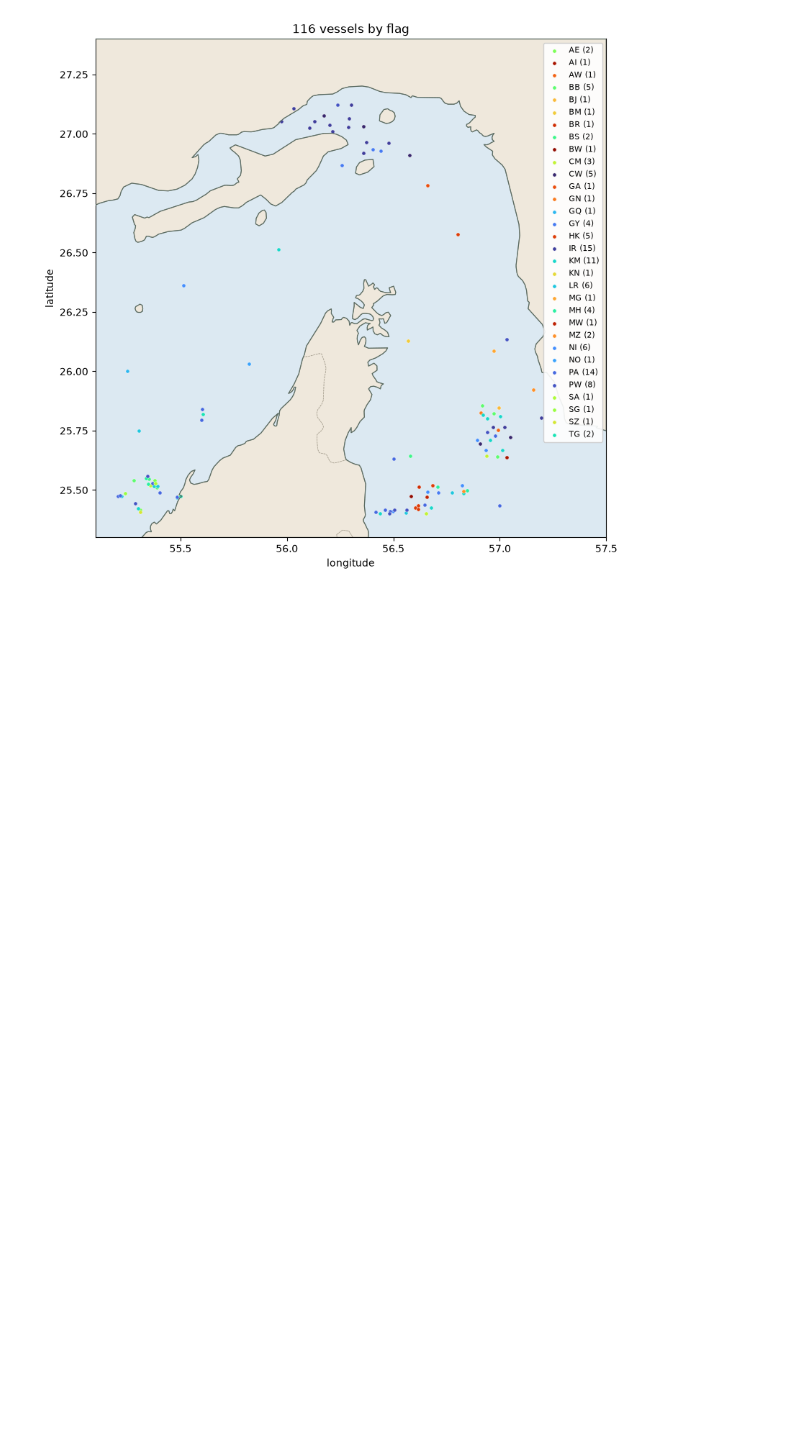
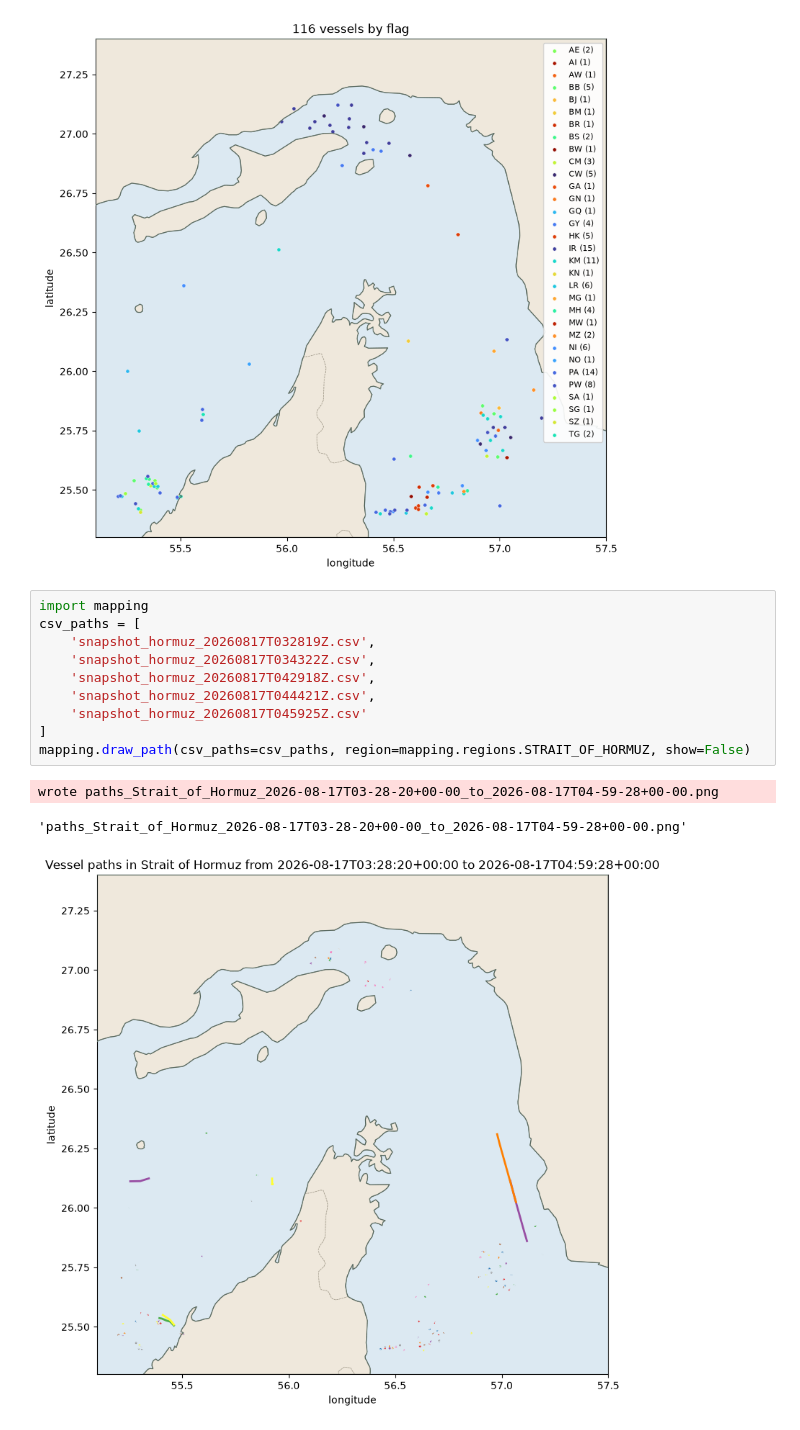
Before and after one commit to nanosnek/strait-of-hormuz-analyzed, a Jupyter notebook: EDA.ipynb, the cells around one changed output. Saved outputs shown, nothing was run; the diff lists cells and outputs as text; blank space fills up the shorter version.

Commit message:
Added path mapping function to mapping.py

```diff
--- a/EDA.ipynb
+++ b/EDA.ipynb
@@ -238,3 +238,17 @@ mapping.draw('snapshot_hormuz_20260803T050455Z.csv', color_by='flag', region=map
 wrote snapshot_hormuz_20260803T050455Z.png
 'snapshot_hormuz_20260803T050455Z.png'
 [figure]
+# %%
+import mapping
+csv_paths = [
+    'snapshot_hormuz_20260817T032819Z.csv',
+    'snapshot_hormuz_20260817T034322Z.csv',
+    'snapshot_hormuz_20260817T042918Z.csv',
+    'snapshot_hormuz_20260817T044421Z.csv',
+    'snapshot_hormuz_20260817T045925Z.csv'
+]
+mapping.draw_path(csv_paths=csv_paths, region=mapping.regions.STRAIT_OF_HORMUZ, show=False)
+# %% [output]
+wrote paths_Strait_of_Hormuz_2026-08-17T03-28-20+00-00_to_2026-08-17T04-59-28+00-00.png
+'paths_Strait_of_Hormuz_2026-08-17T03-28-20+00-00_to_2026-08-17T04-59-28+00-00.png'
+[figure, added]
```
Also changed, not shown: 2 other files.
